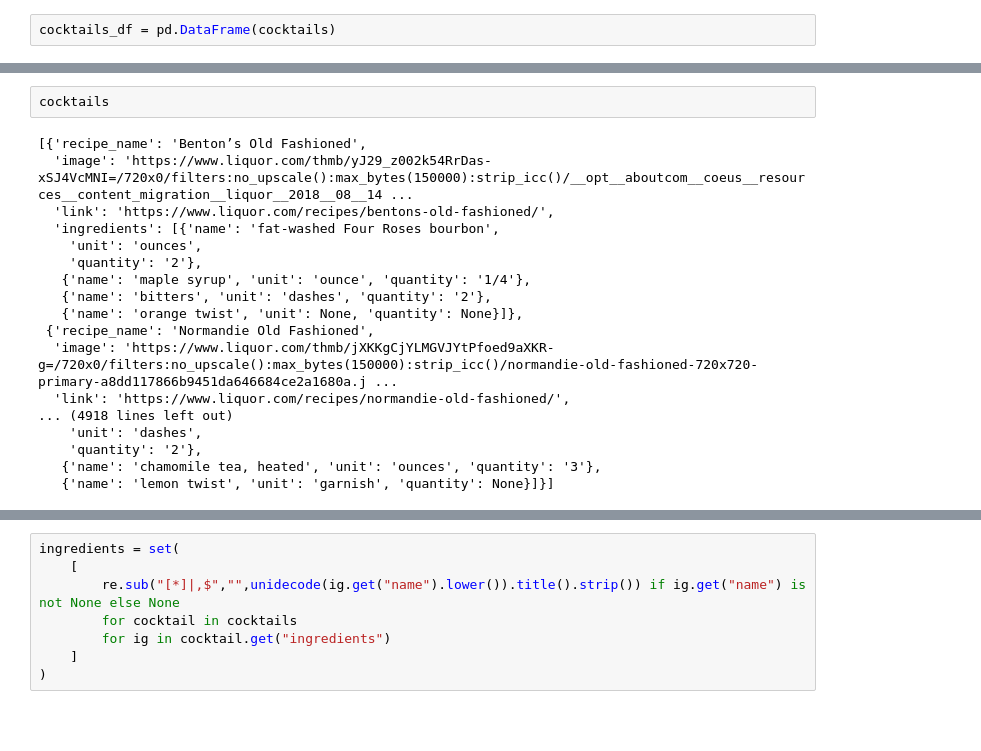
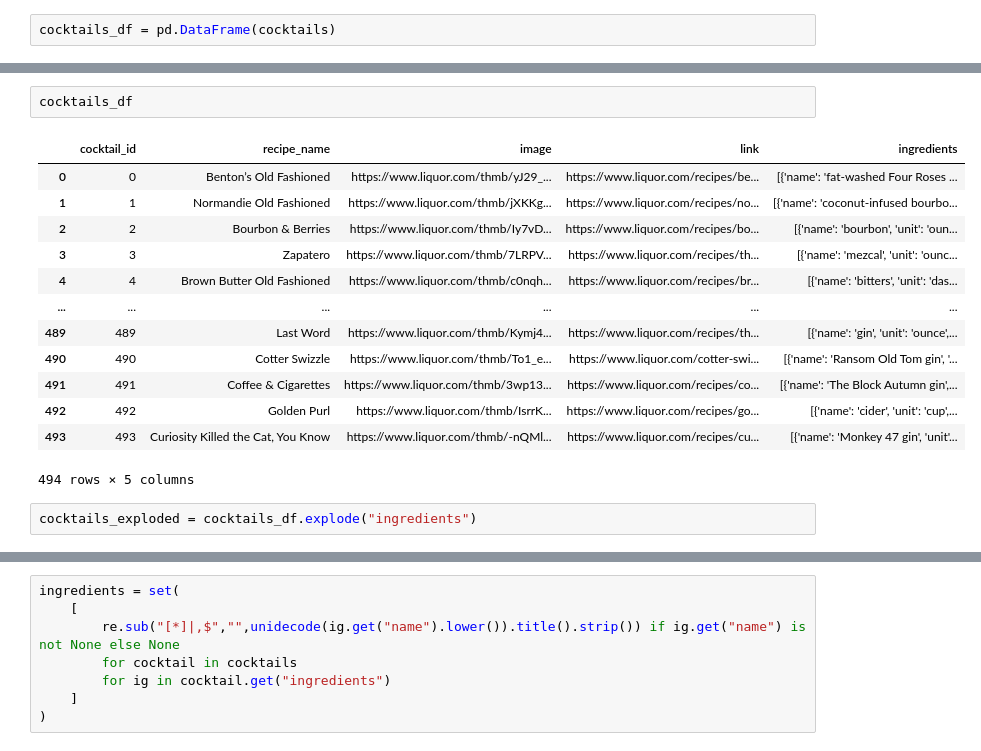
Before and after one commit to JeremyColon/cocktails-database, a Jupyter notebook: testing/cocktails.ipynb, the cells around one changed output, grey strips where cells are left out. Cells and saved outputs as stored; diff of their text form; blank space fills up the shorter version.

```diff
--- a/testing/cocktails.ipynb
+++ b/testing/cocktails.ipynb
@@ -176,20 +158,18 @@ cocktails_df.loc[
-# %%
-cocktails
-# %% [output]
-[{'recipe_name': 'Benton’s Old Fashioned',
-  'image': 'https://www.liquor.com/thmb/yJ29_z002k54RrDas-xSJ4VcMNI=/720x0/filters:no_upscale():max_bytes(150000):strip_icc()/__opt__aboutcom__coeus__resources__content_migration__liquor__2018__08__14 ...
-  'link': 'https://www.liquor.com/recipes/bentons-old-fashioned/',
-  'ingredients': [{'name': 'fat-washed Four Roses bourbon',
-    'unit': 'ounces',
-    'quantity': '2'},
-   {'name': 'maple syrup', 'unit': 'ounce', 'quantity': '1/4'},
-   {'name': 'bitters', 'unit': 'dashes', 'quantity': '2'},
-   {'name': 'orange twist', 'unit': None, 'quantity': None}]},
- {'recipe_name': 'Normandie Old Fashioned',
-  'image': 'https://www.liquor.com/thmb/jXKKgCjYLMGVJYtPfoed9aXKR-g=/720x0/filters:no_upscale():max_bytes(150000):strip_icc()/normandie-old-fashioned-720x720-primary-a8dd117866b9451da646684ce2a1680a.j ...
-  'link': 'https://www.liquor.com/recipes/normandie-old-fashioned/',
-... (4918 lines left out)
-    'unit': 'dashes',
-    'quantity': '2'},
-   {'name': 'chamomile tea, heated', 'unit': 'ounces', 'quantity': '3'},
-   {'name': 'lemon twist', 'unit': 'garnish', 'quantity': None}]}]
+# %%
+cocktails_df
+# %% [output]
+|  | cocktail_id | recipe_name | image | link | ingredients |
+| 0 | 0 | Benton’s Old Fashioned | https://www.liquor.com/thmb/yJ29_... | https://www.liquor.com/recipes/be... | [{'name': 'fat-washed Four Roses ... |
+| 1 | 1 | Normandie Old Fashioned | https://www.liquor.com/thmb/jXKKg... | https://www.liquor.com/recipes/no... | [{'name': 'coconut-infused bourbo... |
+| 2 | 2 | Bourbon & Berries | https://www.liquor.com/thmb/Iy7vD... | https://www.liquor.com/recipes/bo... | [{'name': 'bourbon', 'unit': 'oun... |
+| 3 | 3 | Zapatero | https://www.liquor.com/thmb/7LRPV... | https://www.liquor.com/recipes/th... | [{'name': 'mezcal', 'unit': 'ounc... |
+| 4 | 4 | Brown Butter Old Fashioned | https://www.liquor.com/thmb/c0nqh... | https://www.liquor.com/recipes/br... | [{'name': 'bitters', 'unit': 'das... |
+| ... | ... | ... | ... | ... | ... |
+| 489 | 489 | Last Word | https://www.liquor.com/thmb/Kymj4... | https://www.liquor.com/recipes/th... | [{'name': 'gin', 'unit': 'ounce',... |
+| 490 | 490 | Cotter Swizzle | https://www.liquor.com/thmb/To1_e... | https://www.liquor.com/cotter-swi... | [{'name': 'Ransom Old Tom gin', '... |
+| 491 | 491 | Coffee & Cigarettes | https://www.liquor.com/thmb/3wp13... | https://www.liquor.com/recipes/co... | [{'name': 'The Block Autumn gin',... |
+| 492 | 492 | Golden Purl | https://www.liquor.com/thmb/IsrrK... | https://www.liquor.com/recipes/go... | [{'name': 'cider', 'unit': 'cup',... |
+| 493 | 493 | Curiosity Killed the Cat, You Know | https://www.liquor.com/thmb/-nQMl... | https://www.liquor.com/recipes/cu... | [{'name': 'Monkey 47 gin', 'unit'... |
+494 rows × 5 columns
+# %%
+cocktails_exploded = cocktails_df.explode("ingredients")
```
Also changed, not shown: parts of 21 cells of this notebook, 9 other files.
